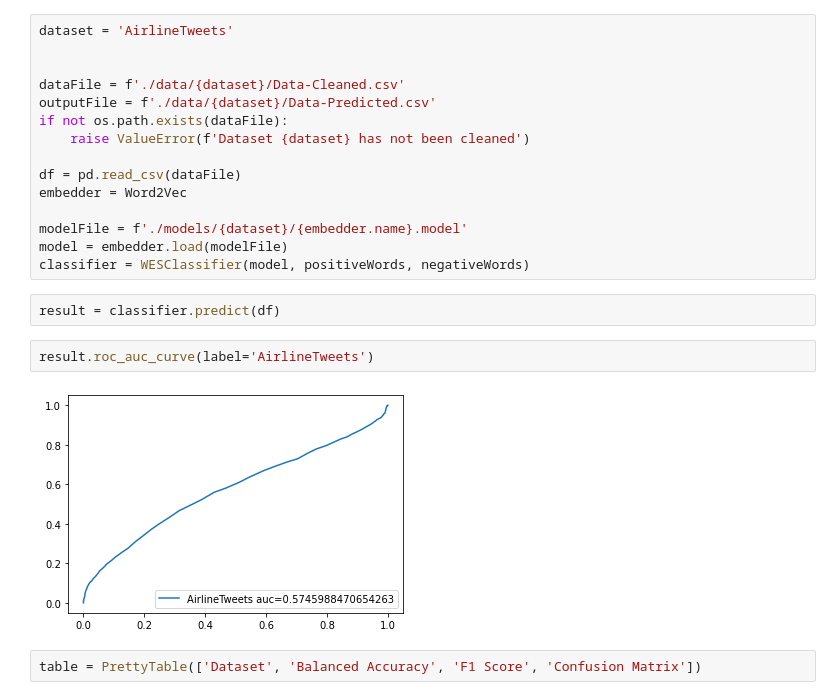
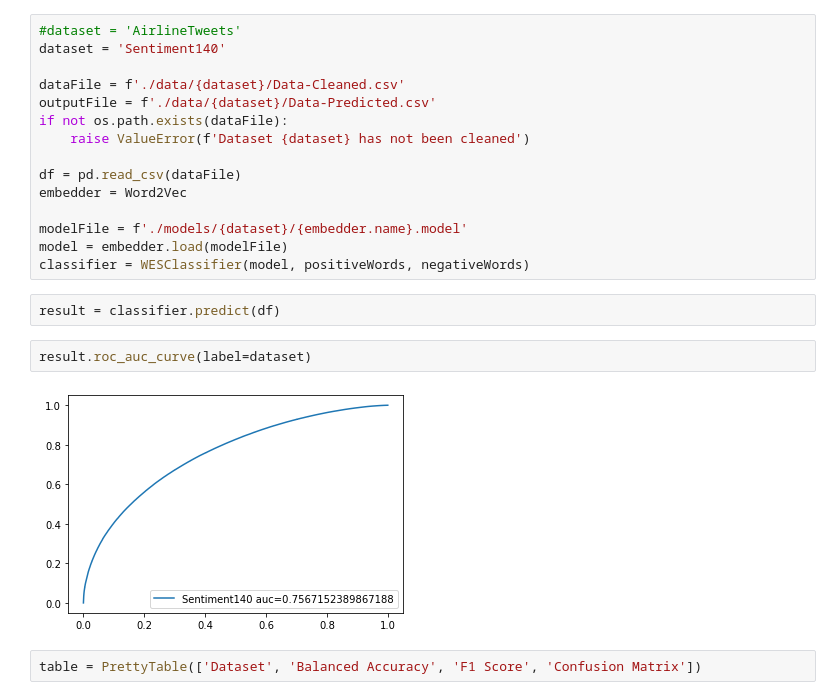
Before and after one commit to leddy231/kex, a Jupyter notebook: WordVectors-ROCAUC.ipynb, the cells around one changed output. Drawn from its saved outputs; the diff is of its cells as text.

```diff
--- a/WordVectors-ROCAUC.ipynb
+++ b/WordVectors-ROCAUC.ipynb
@@ -14,8 +14,8 @@ wordEmbedders = [Word2Vec]
 positiveWords = ["good", "nice", "cool", "lovely", "wonderful", "great", "awesome", "fantastic", "amazing", "fun", "excellent"]
 negativeWords = ["bad", "horrible", "terrible", "awful", "worst", "shitty", "crappy", "sucks", "hate"]
 # %%
-dataset = 'AirlineTweets'
-
+#dataset = 'AirlineTweets'
+dataset = 'Sentiment140'
 
 dataFile = f'./data/{dataset}/Data-Cleaned.csv'
 outputFile = f'./data/{dataset}/Data-Predicted.csv'
@@ -31,9 +31,9 @@ classifier = WESClassifier(model, positiveWords, negativeWords)
 # %%
 result = classifier.predict(df)
 # %%
-result.roc_auc_curve(label='AirlineTweets')
+result.roc_auc_curve(label=dataset)
 # %% [output]
-[figure, old version]
+[figure, new version]
 # %%
 table = PrettyTable(['Dataset', 'Balanced Accuracy', 'F1 Score', 'Confusion Matrix'])
 # %%
```
Also changed, not shown: 27 other files.
